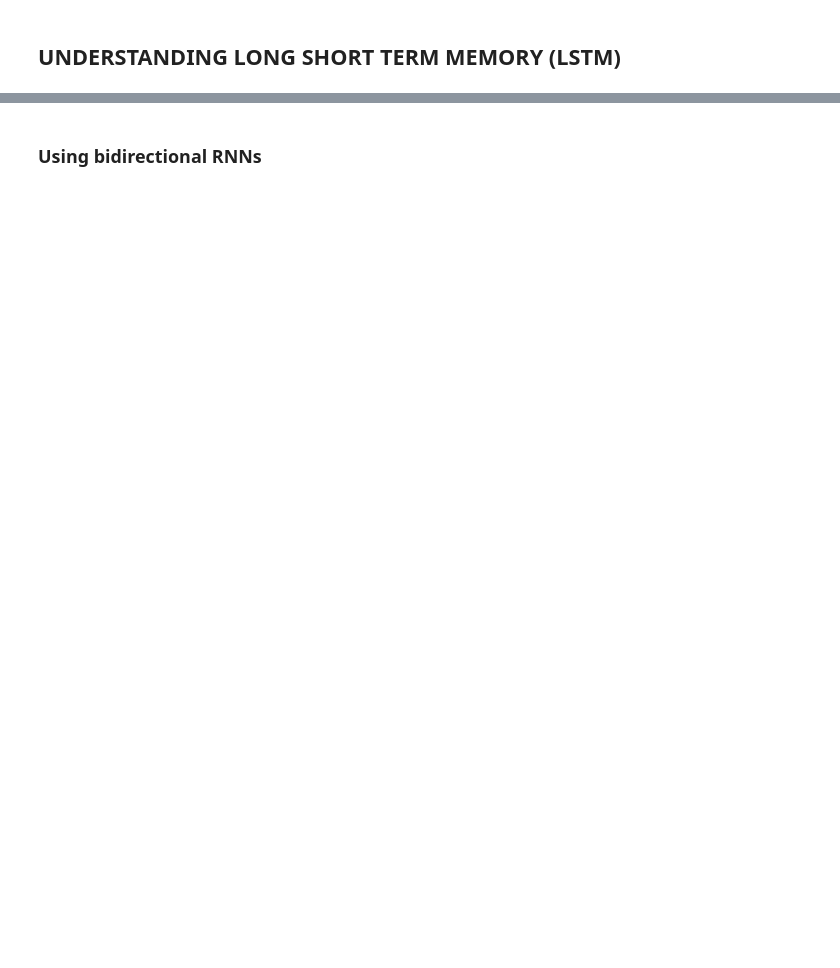
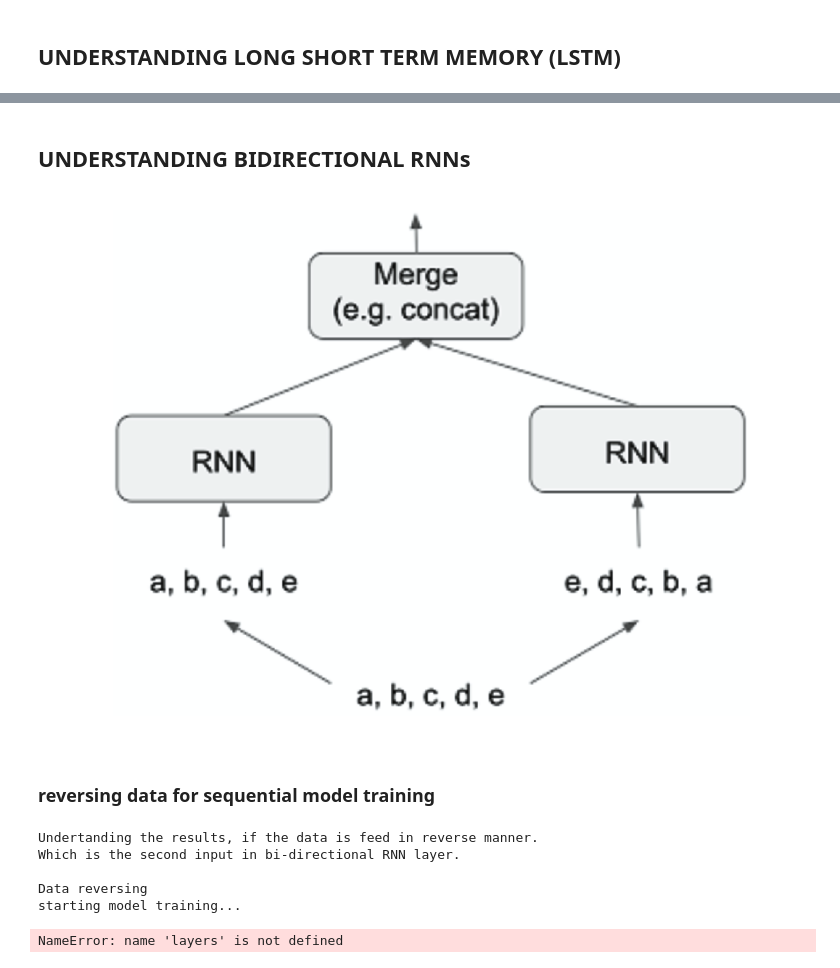
Before and after one commit to SanjyotZade/deep-learning-with-keras, a Jupyter notebook: Deep_learning_for_text_and_sequences/RNN_LSTM_CNN_sequential_models.ipynb, the cells around one changed output, grey strips where cells are left out. Saved outputs shown, nothing was run; the diff lists cells and outputs as text; code cells hidden in the pictures; blank space fills up the shorter version.

```diff
--- a/Deep_learning_for_text_and_sequences/RNN_LSTM_CNN_sequential_models.ipynb
+++ b/Deep_learning_for_text_and_sequences/RNN_LSTM_CNN_sequential_models.ipynb
@@ -387,6 +414,6 @@ def plot_large_image_without_borders(path_to_image):
 # %%
 display(Markdown("## UNDERSTANDING BIDIRECTIONAL RNNs"))
-
+plot_large_image_without_borders("bi-directional_rnn.png")
 display(Markdown("### reversing data for sequential model training"))
 
 print ("""
@@ -403,31 +430,39 @@ input_test_ = [x[::-1] for x in input_test]
 x_train_ = sequence.pad_sequences(input_train_, maxlen=maxlen)
 x_test_ = sequence.pad_sequences(input_test_, maxlen=maxlen)
 
 # model architecture and training
 print("starting model training...")
 model = Sequential()
 model.add(layers.Embedding(max_features, 128))
 model.add(layers.LSTM(32))
 model.add(layers.Dense(1, activation='sigmoid'))
 model.summary()
 print ("\n")
 
 model.compile(optimizer='rmsprop',
               loss='binary_crossentropy',
               metrics=['acc'])
 history = model.fit(x_train_, y_train,
                     epochs=10,
                     batch_size=128,
                     validation_split=0.2)
 
 # ploting model training results
 display(Markdown("### result"))
 plot_model_training_history(history)
 
 print ("""
 Thus, remarkably, on such a text dataset, reversed-order processing works
 just as well as chronological processing
 """
 )
 # %% [output]
-### Using bidirectional RNNs
+## UNDERSTANDING BIDIRECTIONAL RNNs
+[figure, added]
+### reversing data for sequential model training
+Undertanding the results, if the data is feed in reverse manner.
+Which is the second input in bi-directional RNN layer.
+
+Data reversing
+starting model training...
+NameError: name 'layers' is not defined
```
Also changed, not shown: parts of 10 cells of this notebook, 1 other file.
